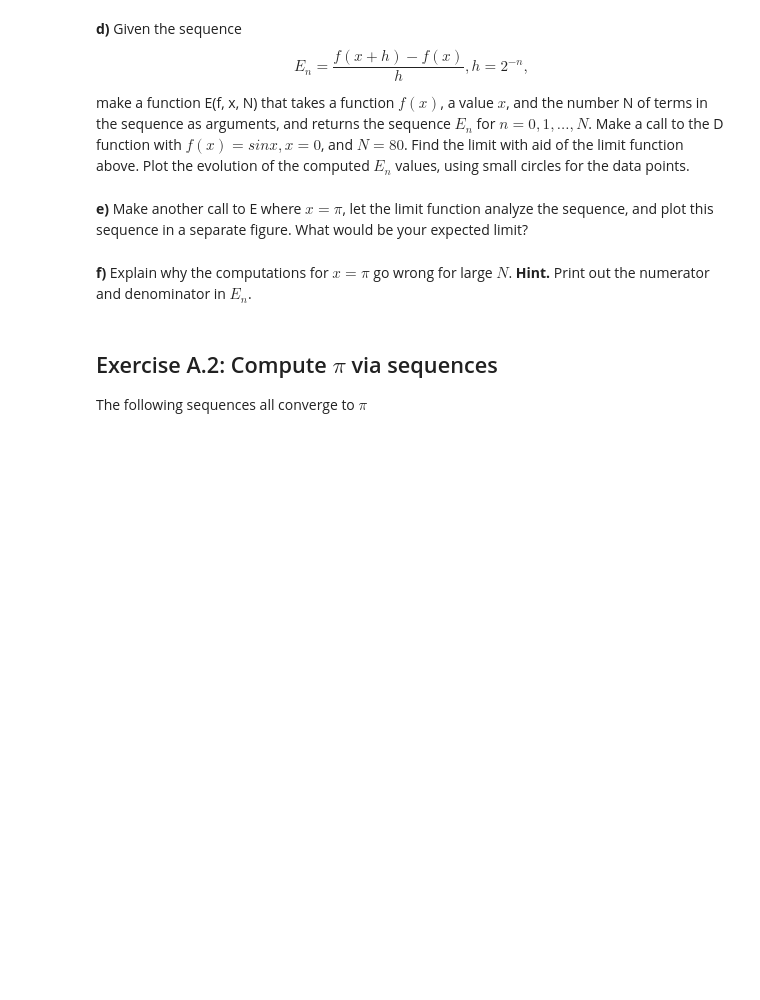
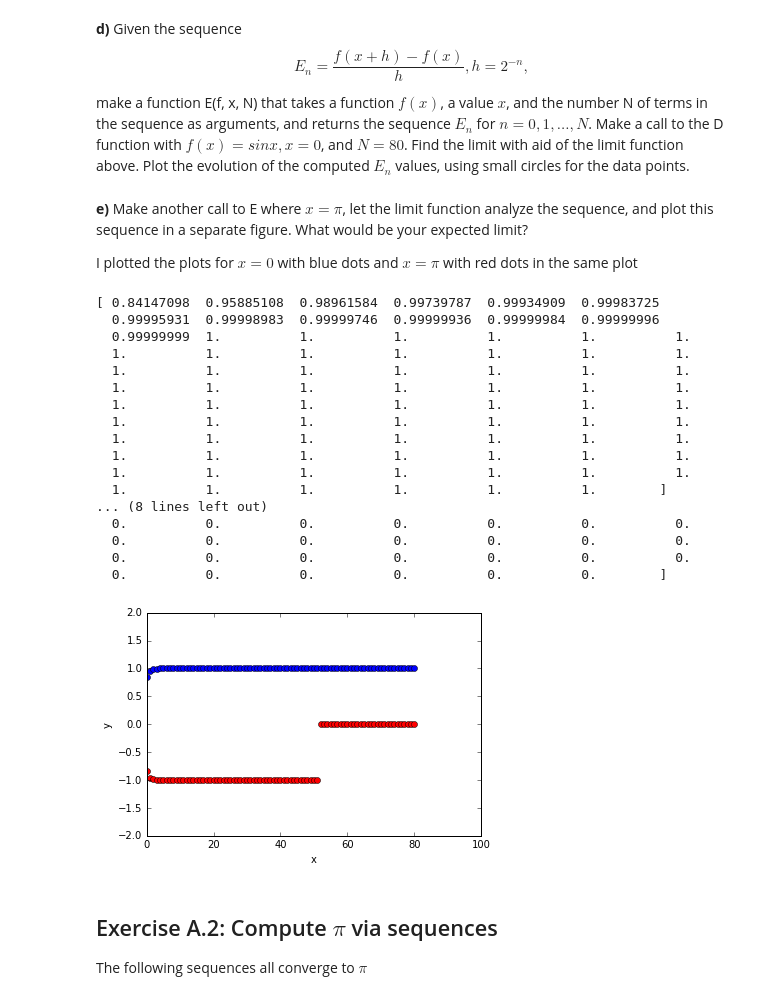
Before and after one commit to chapman-phys220-2016f/cw-04-saktill, a Jupyter notebook: cw4.ipynb, the cells around one changed output. Drawn from its saved outputs; the diff is of its cells as text; code cells hidden in the pictures; blank space fills up the shorter version.

```diff
--- a/cw4.ipynb
+++ b/cw4.ipynb
@@ -72,9 +72,29 @@ small circles for the data points.
 **e)** Make another call to E where $x = π$, let the limit function analyze
 the sequence, and plot this sequence in a separate figure. What would
 be your expected limit?
+
+I plotted the plots for $x=0$ with blue dots and $x = \pi$ with red dots in the same plot
-# %% [markdown]
-**f)** Explain why the computations for $x = π$ go wrong for large $N$.
-**Hint.** Print out the numerator and denominator in $E_n$.
+# %%
+sql.main()
+# %% [output]
+[ 0.84147098  0.95885108  0.98961584  0.99739787  0.99934909  0.99983725
+  0.99995931  0.99998983  0.99999746  0.99999936  0.99999984  0.99999996
+  0.99999999  1.          1.          1.          1.          1.          1.
+  1.          1.          1.          1.          1.          1.          1.
+  1.          1.          1.          1.          1.          1.          1.
+  1.          1.          1.          1.          1.          1.          1.
+  1.          1.          1.          1.          1.          1.          1.
+  1.          1.          1.          1.          1.          1.          1.
+  1.          1.          1.          1.          1.          1.          1.
+  1.          1.          1.          1.          1.          1.          1.
+  1.          1.          1.          1.          1.          1.          1.
+  1.          1.          1.          1.          1.          1.        ]
+... (8 lines left out)
+  0.          0.          0.          0.          0.          0.          0.
+  0.          0.          0.          0.          0.          0.          0.
+  0.          0.          0.          0.          0.          0.          0.
+  0.          0.          0.          0.          0.          0.        ]
+[figure, added]
 # %% [markdown]
 ## Exercise A.2: Compute $\pi$ via sequences
 The following sequences all converge to $\pi$
```
Also changed, not shown: parts of 2 cells of this notebook, 1 other file.
